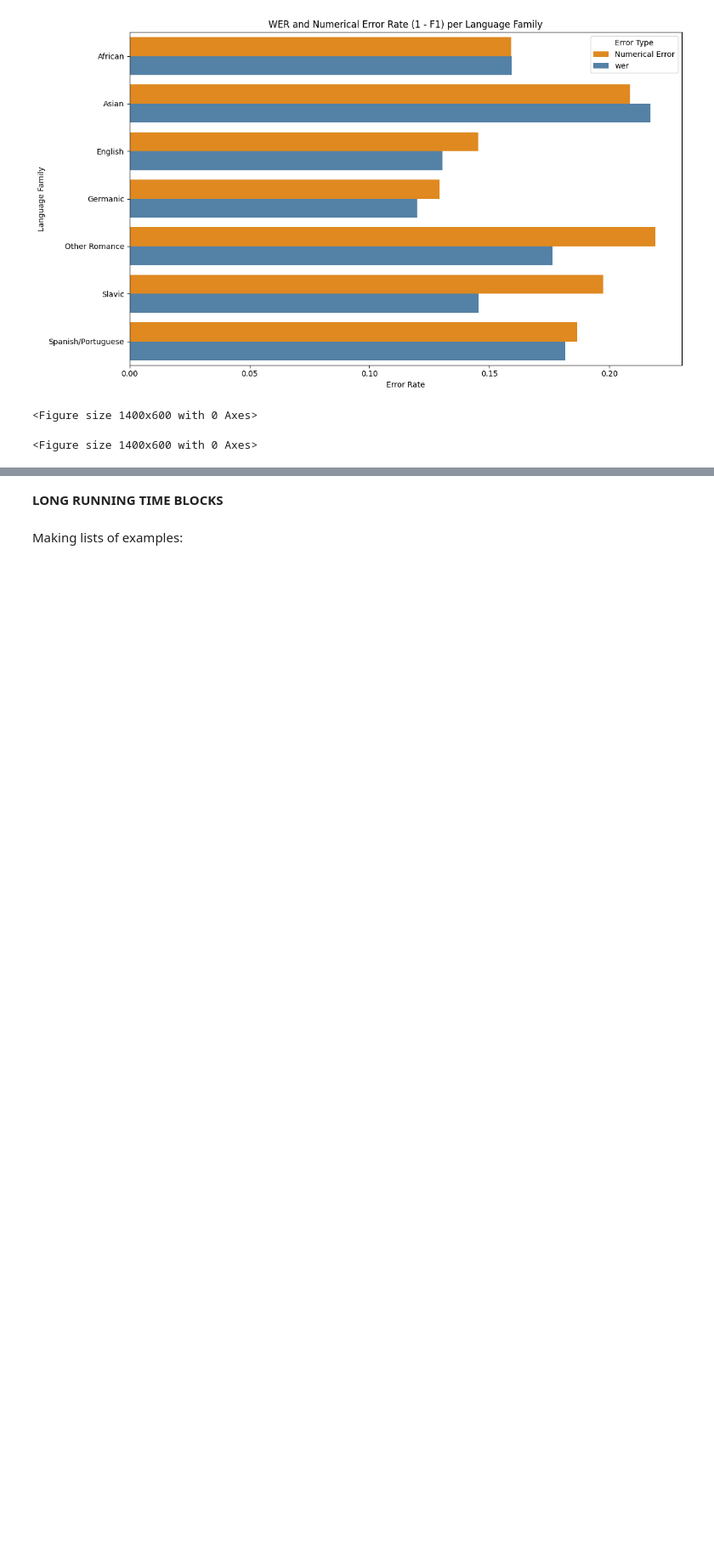
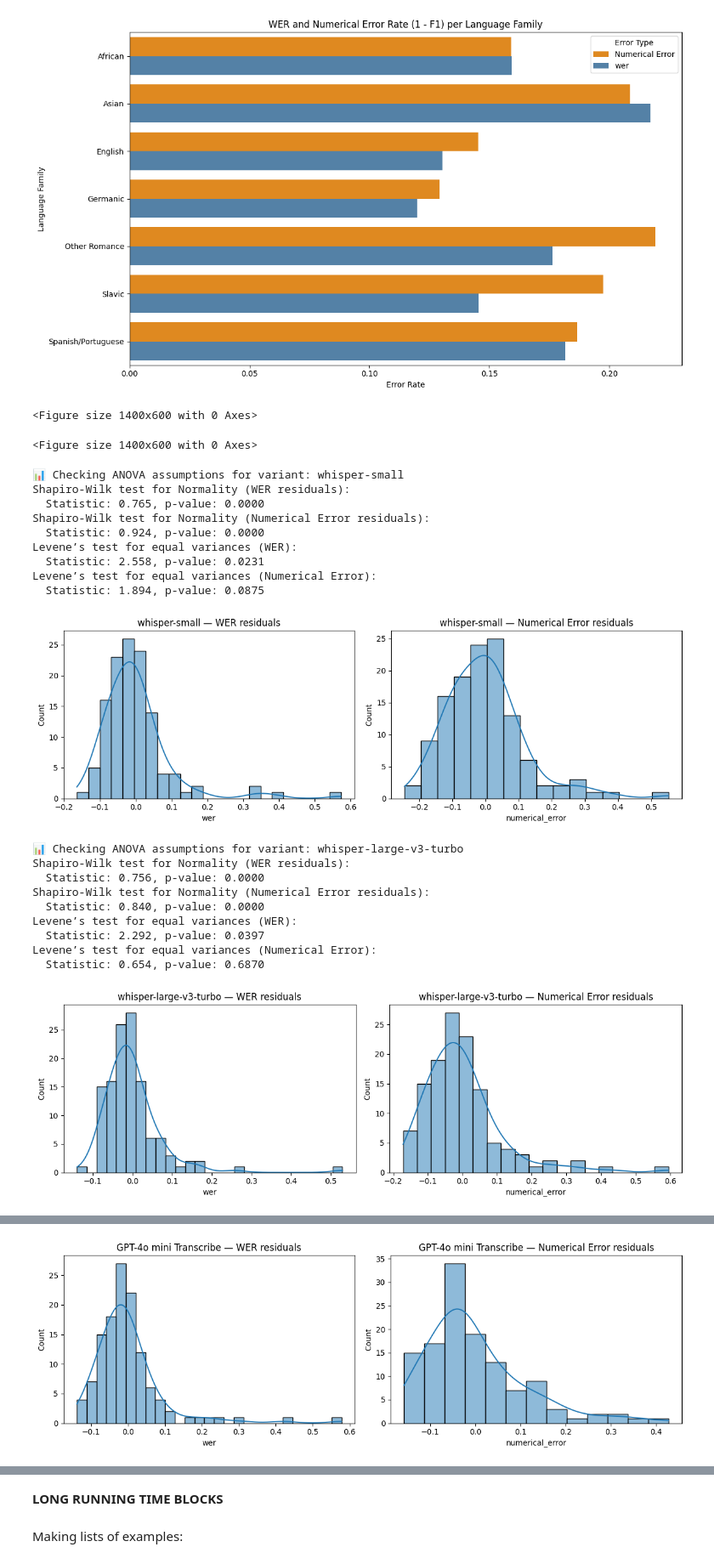
Before and after one commit to MakkerW/Thesis, a Jupyter notebook: Metrics.ipynb, the cells around one changed output, grey strips where cells are left out. Shown at 85% size. Cells and saved outputs as stored; diff of their text form; code cells hidden in the pictures; blank space fills up the shorter version.

```diff
--- a/Metrics.ipynb
+++ b/Metrics.ipynb
@@ -1002,5 +1041,0 @@ GPT-4o mini Transcribe  7526.000    7331.000  6278.000      0.856   0.834 0.845
-# %%
-test_1 = [1,2,3,4,1,2,3]
-test_2 = [1,2,3,1,2,3,4]
-matcher = SequenceMatcher(None, test_1, test_2)
-print(matcher.get_matching_blocks()) # Should return 6
@@ -1062,10 +1095,4 @@ for _, row in df_paths_22.iterrows():
 # --- Merge result into df_22 ---
 df_num_error = pd.DataFrame(numerical_errors)
 df_22 = df_22.merge(df_num_error, on=["folder", "variant"], how="left")
-# %%
-metadata = pd.read_csv("metadata_22.csv")
-metadata = metadata.rename(columns={"File ID": "folder"})
-
-df_22 = df_22.merge(metadata[["folder", "Language Family + Area Based"]], on="folder", how="left")
-df_22 = df_22.rename(columns={"Language Family + Area Based": "Language Family"})
 # %%
@@ -1162,3 +1175,66 @@ GPT-4o mini Transcribe  3432.000    3465.000 3075.000      0.887   0.896 0.892
 [figure]
 <Figure size 1400x600 with 0 Axes>
 <Figure size 1400x600 with 0 Axes>
+# %%
+from scipy.stats import shapiro, levene
+import matplotlib.pyplot as plt
+import seaborn as sns
+
+# Loop through each variant
+for variant in df_22["variant"].unique():
+    print(f"\n📊 Checking ANOVA assumptions for variant: {variant}")
+    df_variant = df_22[df_22["variant"] == variant].dropna(subset=["Language Family"])
+
+    # === GROUP DATA ===
+    grouped_wer = [group["wer"].values for _, group in df_variant.groupby("Language Family")]
+    grouped_num = [group["numerical_error"].values for _, group in df_variant.groupby("Language Family")]
+
+    # === NORMALITY (Shapiro-Wilk test on residuals) ===
+    print("Shapiro-Wilk test for Normality (WER residuals):")
+    residuals_wer = df_variant["wer"] - df_variant.groupby("Language Family")["wer"].transform("mean")
+    stat, p = shapiro(residuals_wer)
+    print(f"  Statistic: {stat:.3f}, p-value: {p:.4f}")
+
+    print("Shapiro-Wilk test for Normality (Numerical Error residuals):")
+    residuals_num = df_variant["numerical_error"] - df_variant.groupby("Language Family")["numerical_error"].transform("mean")
+    stat, p = shapiro(residuals_num)
+    print(f"  Statistic: {stat:.3f}, p-value: {p:.4f}")
+
+    # === HOMOGENEITY OF VARIANCES (Levene's test) ===
+    print("Levene’s test for equal variances (WER):")
+    stat, p = levene(*grouped_wer)
+    print(f"  Statistic: {stat:.3f}, p-value: {p:.4f}")
+
+    print("Levene’s test for equal variances (Numerical Error):")
+    stat, p = levene(*grouped_num)
+    print(f"  Statistic: {stat:.3f}, p-value: {p:.4f}")
+
+    # Optional: Q-Q plots for visual inspection
+    fig, axes = plt.subplots(1, 2, figsize=(12, 4))
+    sns.histplot(residuals_wer, kde=True, ax=axes[0])
+    axes[0].set_title(f"{variant} — WER residuals")
+    sns.histplot(residuals_num, kde=True, ax=axes[1])
+    axes[1].set_title(f"{variant} — Numerical Error residuals")
+    plt.tight_layout()
+    plt.show()
+# %% [output]
+📊 Checking ANOVA assumptions for variant: whisper-small
+Shapiro-Wilk test for Normality (WER residuals):
+  Statistic: 0.765, p-value: 0.0000
+Shapiro-Wilk test for Normality (Numerical Error residuals):
+  Statistic: 0.924, p-value: 0.0000
+Levene’s test for equal variances (WER):
+  Statistic: 2.558, p-value: 0.0231
+Levene’s test for equal variances (Numerical Error):
+  Statistic: 1.894, p-value: 0.0875
+[figure, added]
+📊 Checking ANOVA assumptions for variant: whisper-large-v3-turbo
+Shapiro-Wilk test for Normality (WER residuals):
+  Statistic: 0.756, p-value: 0.0000
+Shapiro-Wilk test for Normality (Numerical Error residuals):
+  Statistic: 0.840, p-value: 0.0000
+Levene’s test for equal variances (WER):
+  Statistic: 2.292, p-value: 0.0397
+Levene’s test for equal variances (Numerical Error):
+  Statistic: 0.654, p-value: 0.6870
+[figure, added]
@@ -1165 +1250,2 @@ GPT-4o mini Transcribe  3432.000    3465.000 3075.000      0.887   0.896 0.892
+[figure, added]
 # %%
```
Also changed, not shown: parts of 17 cells of this notebook, 3 other files.
